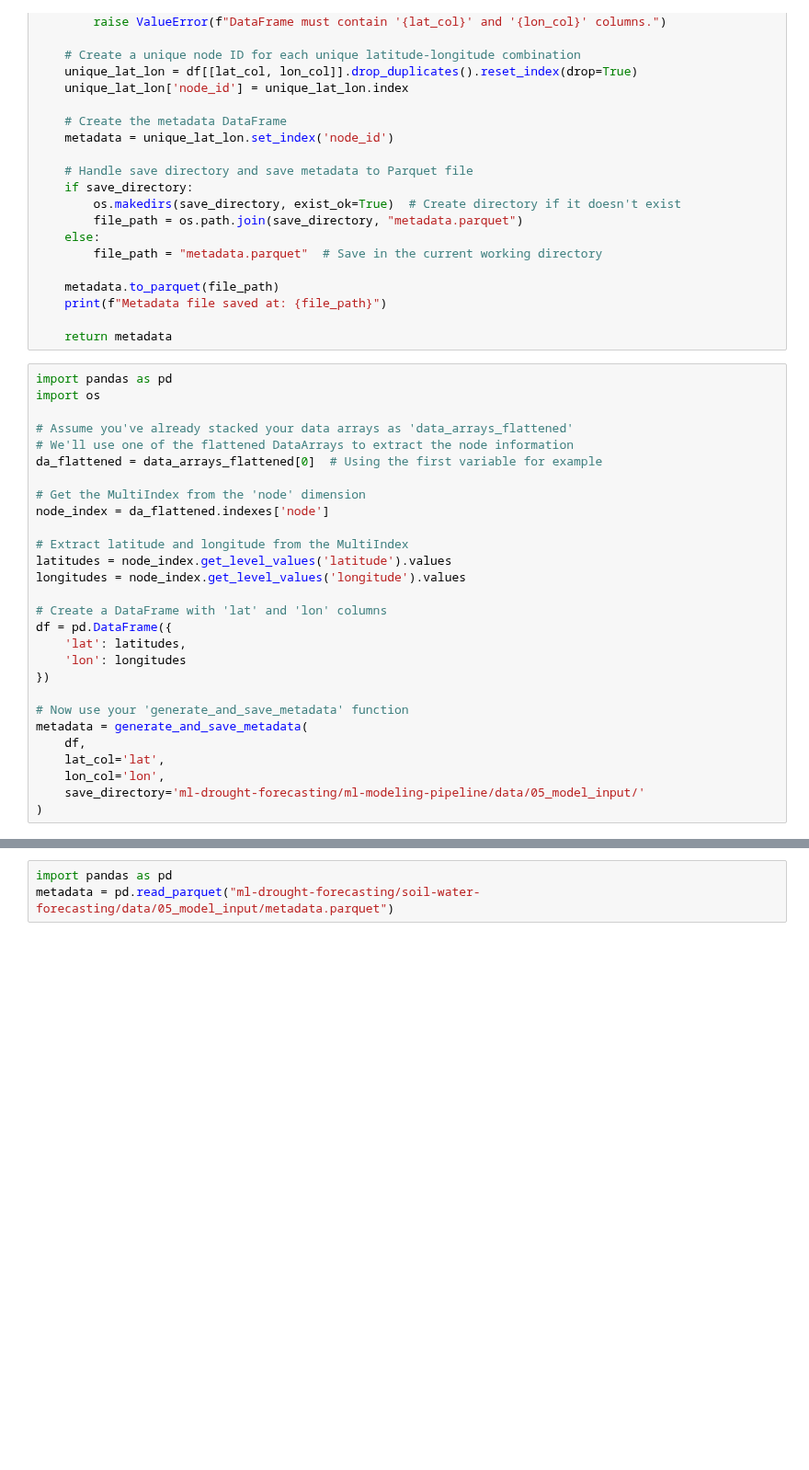
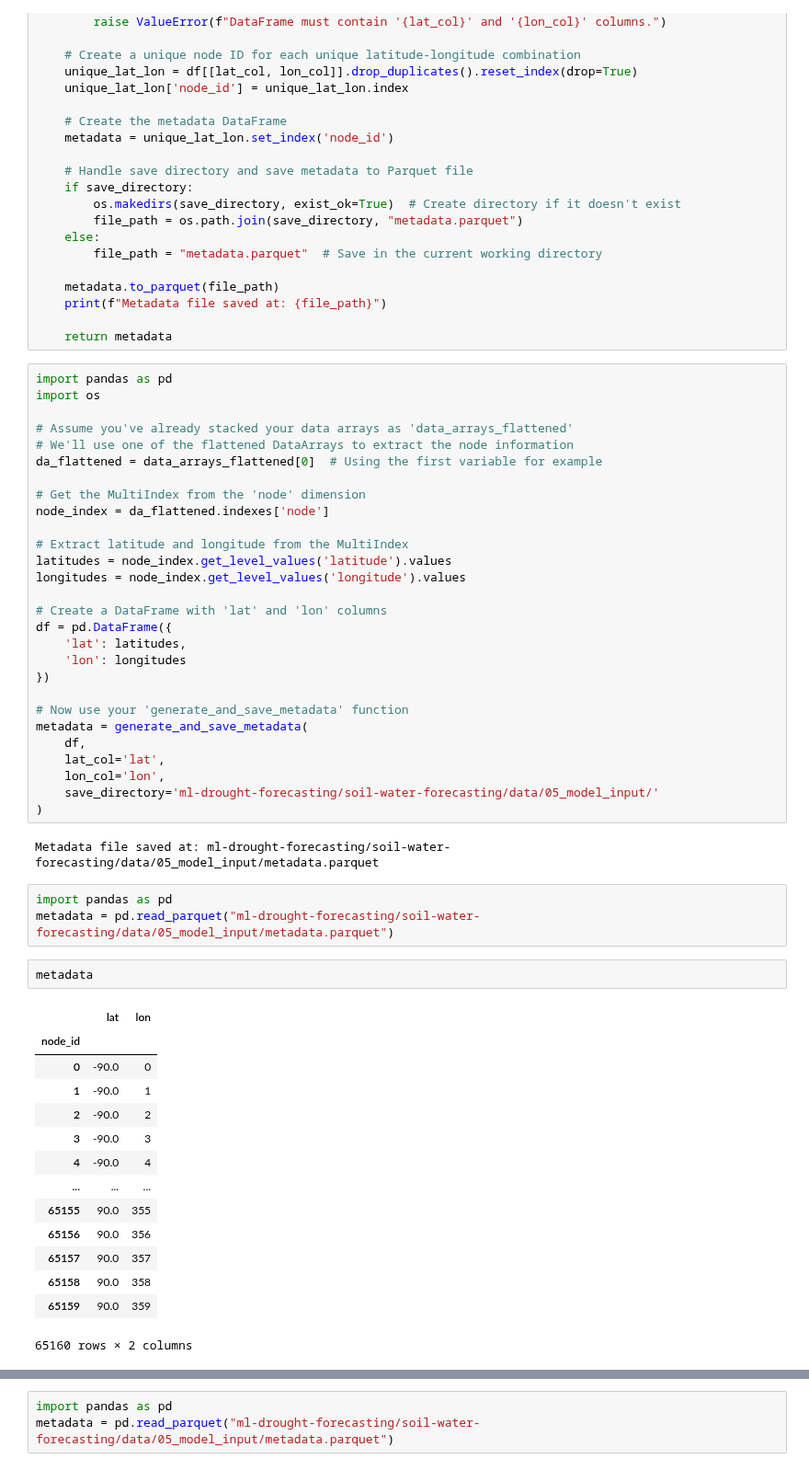
Before and after one commit to AdamPrzychodniPrivate/soil-water-forecasting, a Jupyter notebook: soil-water-forecasting/notebooks/5. model_input_prep.ipynb, the cells around one changed output, grey strips where cells are left out. Shown at 92% size. Drawn from its saved outputs; the diff is of its cells as text; blank space fills up the shorter version.

```diff
--- a/soil-water-forecasting/notebooks/5. model_input_prep.ipynb
+++ b/soil-water-forecasting/notebooks/5. model_input_prep.ipynb
@@ -236,5 +254,27 @@ metadata = generate_and_save_metadata(
     df,
     lat_col='lat',
     lon_col='lon',
-    save_directory='ml-drought-forecasting/ml-modeling-pipeline/data/05_model_input/'
+    save_directory='ml-drought-forecasting/soil-water-forecasting/data/05_model_input/'
 )
+# %% [output]
+Metadata file saved at: ml-drought-forecasting/soil-water-forecasting/data/05_model_input/metadata.parquet
+# %%
+import pandas as pd
+metadata = pd.read_parquet("ml-drought-forecasting/soil-water-forecasting/data/05_model_input/metadata.parquet")
+# %%
+metadata
+# %% [output]
+|  | lat | lon |
+| node_id |  |  |
+| 0 | -90.0 | 0 |
+| 1 | -90.0 | 1 |
+| 2 | -90.0 | 2 |
+| 3 | -90.0 | 3 |
+| 4 | -90.0 | 4 |
+| ... | ... | ... |
+| 65155 | 90.0 | 355 |
+| 65156 | 90.0 | 356 |
+| 65157 | 90.0 | 357 |
+| 65158 | 90.0 | 358 |
+| 65159 | 90.0 | 359 |
+65160 rows × 2 columns
```
Also changed, not shown: parts of 26 cells of this notebook, 4 other files.
